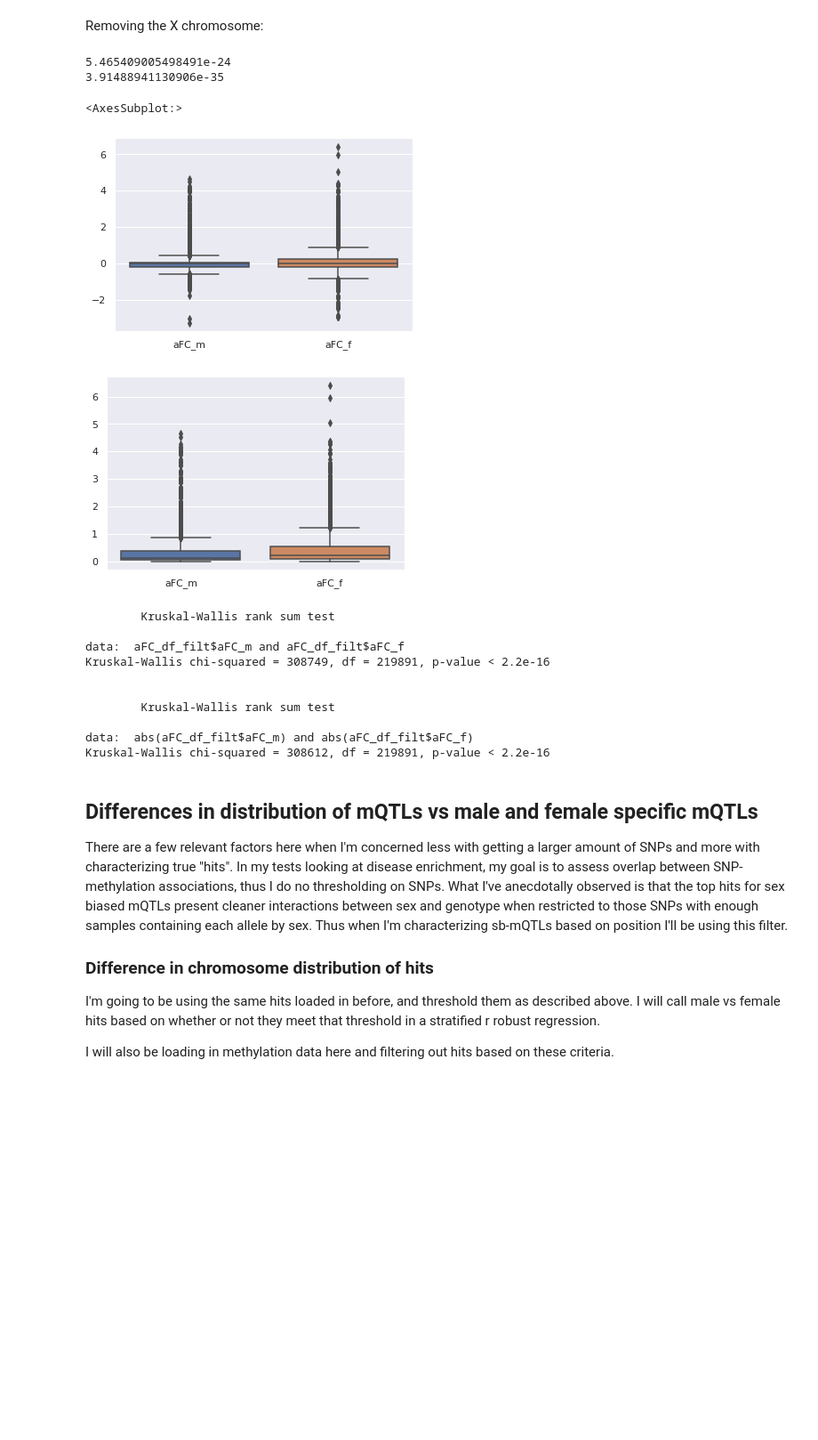
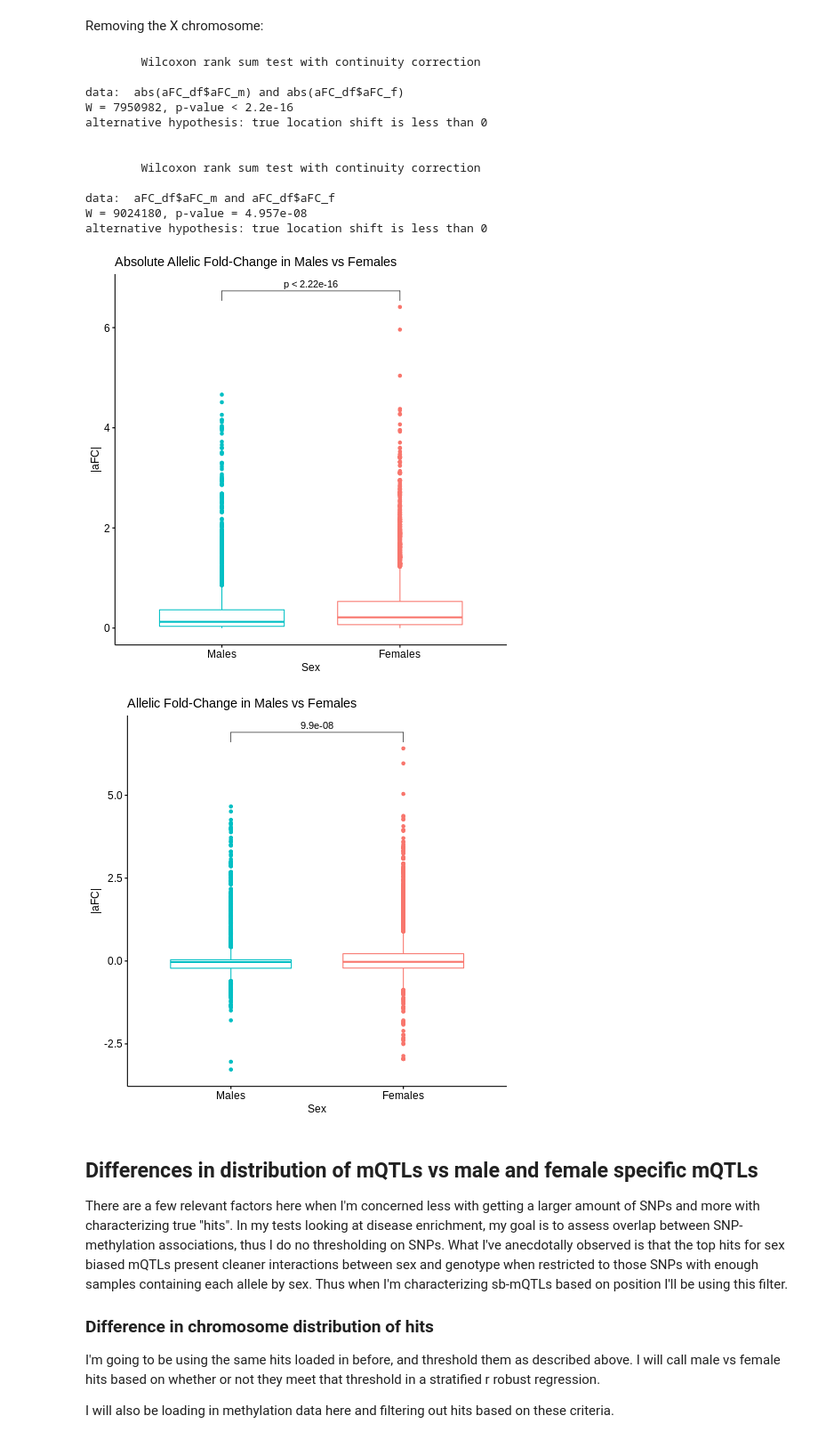
Before and after one commit to wilcas/sex_specific_mQTL, a Jupyter notebook: delahaye_mQTL_analyses/mQTL_exploration_filtering.ipynb, the cells around one changed output. Shown at 89% size. Drawn from its saved outputs; the diff is of its cells as text; code cells hidden in the pictures; blank space fills up the shorter version.

```diff
--- a/delahaye_mQTL_analyses/mQTL_exploration_filtering.ipynb
+++ b/delahaye_mQTL_analyses/mQTL_exploration_filtering.ipynb
@@ -485,32 +468,2 @@ Kruskal-Wallis chi-squared = 4516.1, df = 3922, p-value = 7.559e-11
 # %% [markdown]
 Removing the X chromosome:
-# %%
-aFC_df_filt = aFC_df[aFC_df['SNP'].isin(snp_df[snp_df['CHR'] != "chrX"]['SNP'])]
-_, p_value = stats.ttest_ind(aFC_df_filt.aFC_m, aFC_df_filt.aFC_f,alternative='less',equal_var=False)
-print(p_value)
-sns.boxplot(data=aFC_df_filt[['aFC_m', 'aFC_f']])
-_, p_value_abs = stats.ttest_ind(abs(aFC_df_filt.aFC_m), abs(aFC_df_filt.aFC_f),alternative='less',equal_var=False)
-print(p_value_abs)
-plt.figure()
-sns.boxplot(data=abs(aFC_df_filt[['aFC_m', 'aFC_f']]))
-# %% [output]
-5.465409005498491e-24
-3.91488941130906e-35
-<AxesSubplot:>
-[figure, removed]
-[figure, removed]
-# %%
-%%R -i aFC_df_filt
-print(kruskal.test(aFC_df_filt$aFC_m,aFC_df_filt$aFC_f,alternative="less"))
-print(kruskal.test(abs(aFC_df_filt$aFC_m),abs(aFC_df_filt$aFC_f),alternative="less"))
-# %% [output]
-        Kruskal-Wallis rank sum test
-
-data:  aFC_df_filt$aFC_m and aFC_df_filt$aFC_f
-Kruskal-Wallis chi-squared = 308749, df = 219891, p-value < 2.2e-16
-
-
-        Kruskal-Wallis rank sum test
-
-data:  abs(aFC_df_filt$aFC_m) and abs(aFC_df_filt$aFC_f)
-Kruskal-Wallis chi-squared = 308612, df = 219891, p-value < 2.2e-16
@@ -517,3 +472,39 @@ Kruskal-Wallis chi-squared = 308612, df = 219891, p-value < 2.2e-16
+# %%
+%%R -i aFC_df_filt
+aFC_df <- aFC_df_filt
+print(wilcox.test(abs(aFC_df$aFC_m),abs(aFC_df$aFC_f),alternative="less"))
+to_plot <- rbind(data.frame(aFC=abs(aFC_df$aFC_m), Sex = "Males"),data.frame(aFC=abs(aFC_df$aFC_f), Sex = "Females"))
+p1 <- ggboxplot(to_plot, x = "Sex", y = "aFC",color="Sex") +
+    stat_compare_means(comparisons=list(c("Females","Males"))) +
+    labs(y = "|aFC|") +
+    guides(color=FALSE)+
+    ggtitle("Absolute Allelic Fold-Change in Males vs Females") +
+    scale_colour_manual(values=c("#00bfc4","#f8766d"))
+print(p1)
+print(wilcox.test(aFC_df$aFC_m,aFC_df$aFC_f,alternative="less"))
+to_plot <- rbind(data.frame(aFC=aFC_df$aFC_m, Sex = "Males"),data.frame(aFC=aFC_df$aFC_f, Sex = "Females"))
+p2 <- ggboxplot(to_plot, x = "Sex", y = "aFC",color="Sex") +
+    stat_compare_means(comparisons=list(c("Females","Males"))) +
+    labs(y = "|aFC|") +
+    guides(color=FALSE)+
+    ggtitle("Allelic Fold-Change in Males vs Females") +
+    scale_colour_manual(values=c("#00bfc4","#f8766d"))
+print(p2)
+# %% [output]
+        Wilcoxon rank sum test with continuity correction
+
+data:  abs(aFC_df$aFC_m) and abs(aFC_df$aFC_f)
+W = 7950982, p-value < 2.2e-16
+alternative hypothesis: true location shift is less than 0
+
+
+        Wilcoxon rank sum test with continuity correction
+
+data:  aFC_df$aFC_m and aFC_df$aFC_f
+W = 9024180, p-value = 4.957e-08
+alternative hypothesis: true location shift is less than 0
+[figure, added]
+[figure, added]
 # %% [markdown]
 ## Differences in distribution of mQTLs vs male and female specific mQTLs
 There are a few relevant factors here when I'm concerned less with getting a larger amount of SNPs and more with characterizing true "hits". In my tests looking at disease enrichment, my goal is to assess overlap between SNP-methylation associations, thus I do no thresholding on SNPs. What I've anecdotally observed is that the top hits for sex biased mQTLs present cleaner interactions between sex and genotype when restricted to those SNPs with enough samples containing each allele by sex. Thus when I'm characterizing sb-mQTLs based on position I'll be using this filter.
```
Also changed, not shown: parts of 9 cells of this notebook.
